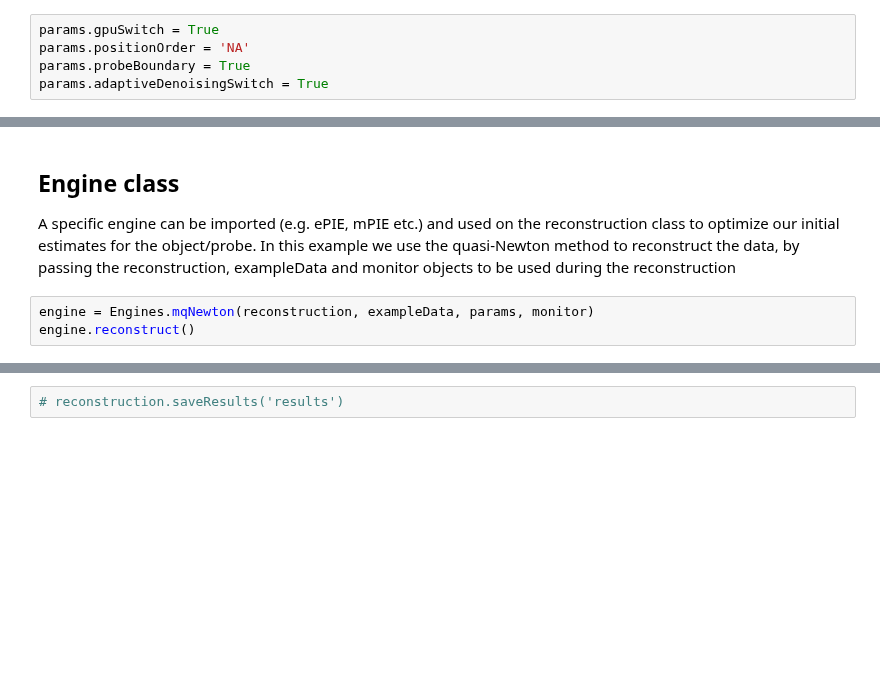
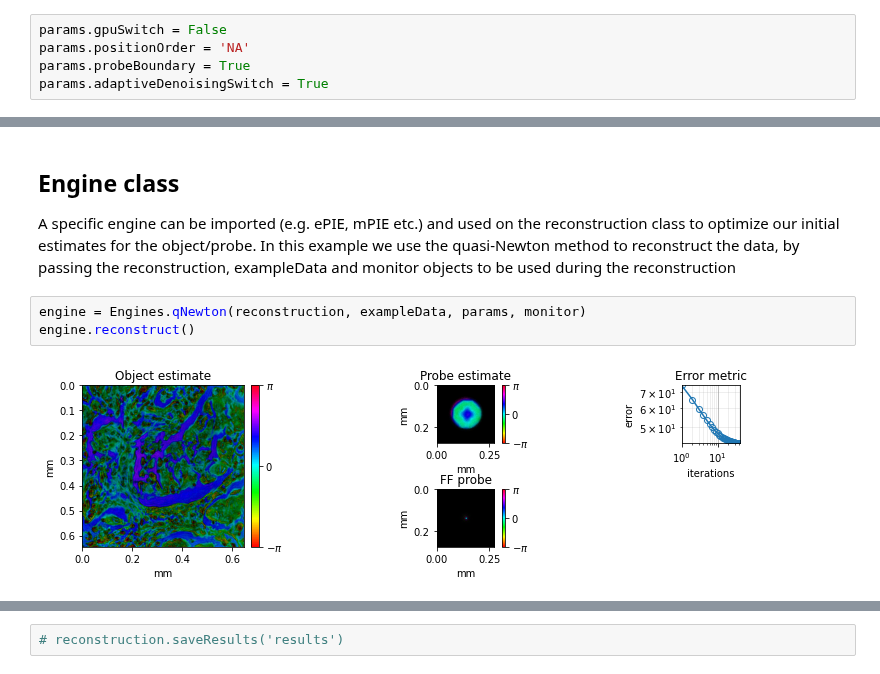
Before and after one commit to PtyLab/PtyLab.py, a Jupyter notebook: jupyter_tutorials/jupyter_tutorials_tutorial_FPM.ipynb, the cells around one changed output, grey strips where cells are left out. Drawn from its saved outputs; the diff is of its cells as text; blank space fills up the shorter version.

Commit message:
Modified the files for FPM recons to work. Fixed a few minor bugs.

```diff
--- a/jupyter_tutorials/jupyter_tutorials_tutorial_FPM.ipynb
+++ b/jupyter_tutorials/jupyter_tutorials_tutorial_FPM.ipynb
@@ -91,7 +90,7 @@ monitor.probePlotZoom = .01
 ## Params class
 This class holds various switches and parameters that can be specified before a reconstruction is carried out. For instance to determine whether the reconstruction is carried out on CPU or GPU, or to specify the order of probe positions to be random or sequential.
 # %%
-params.gpuSwitch = True
+params.gpuSwitch = False
 params.positionOrder = 'NA'
 params.probeBoundary = True
 params.adaptiveDenoisingSwitch = True
@@ -107,8 +120,10 @@ calib.runCalibration()
 ## Engine class
 A specific engine can be imported (e.g. ePIE, mPIE etc.) and used on the reconstruction class to optimize our initial estimates for the object/probe. In this example we use the quasi-Newton method to reconstruct the data, by passing the reconstruction, exampleData and monitor objects to be used during the reconstruction
 # %%
-engine = Engines.mqNewton(reconstruction, exampleData, params, monitor)
+engine = Engines.qNewton(reconstruction, exampleData, params, monitor)
 engine.reconstruct()
+# %% [output]
+[figure, added]
 # %%
 from PtyLab.utils.utils import fft2c
 from PtyLab.utils.visualisation import modeTile
```
Also changed, not shown: parts of 3 cells of this notebook, 6 other files.
